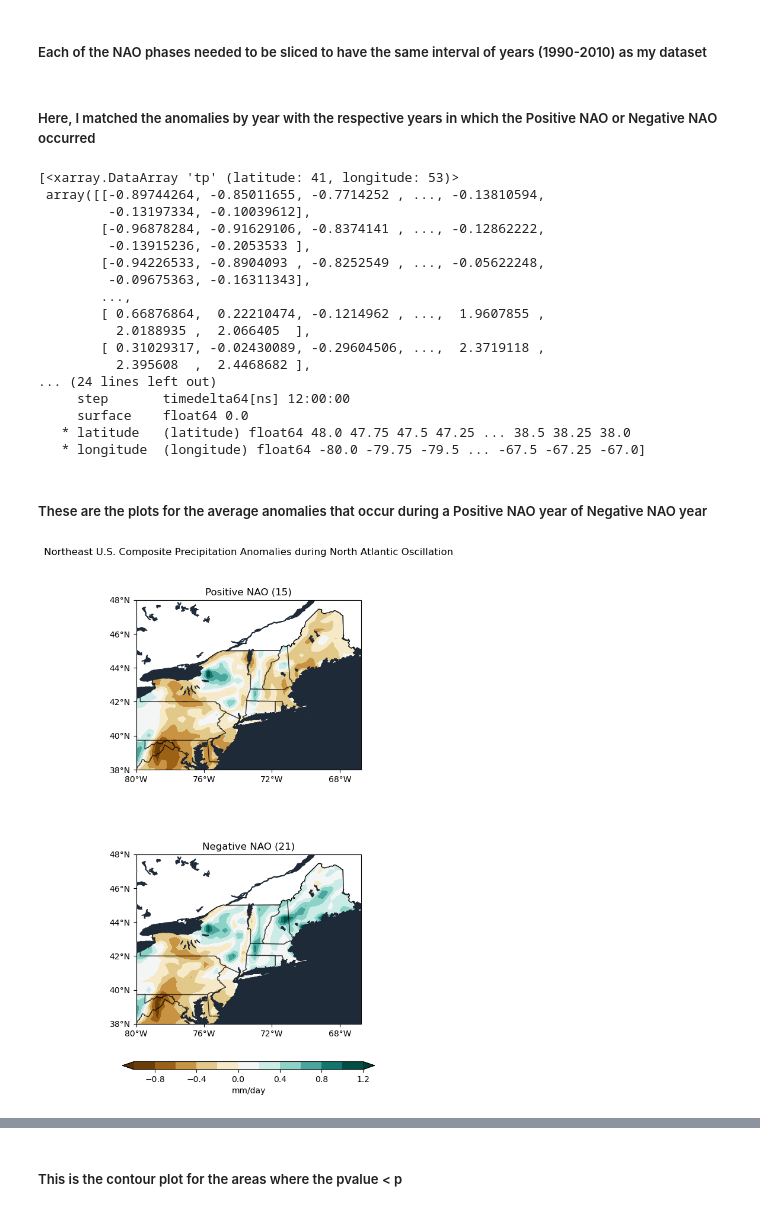
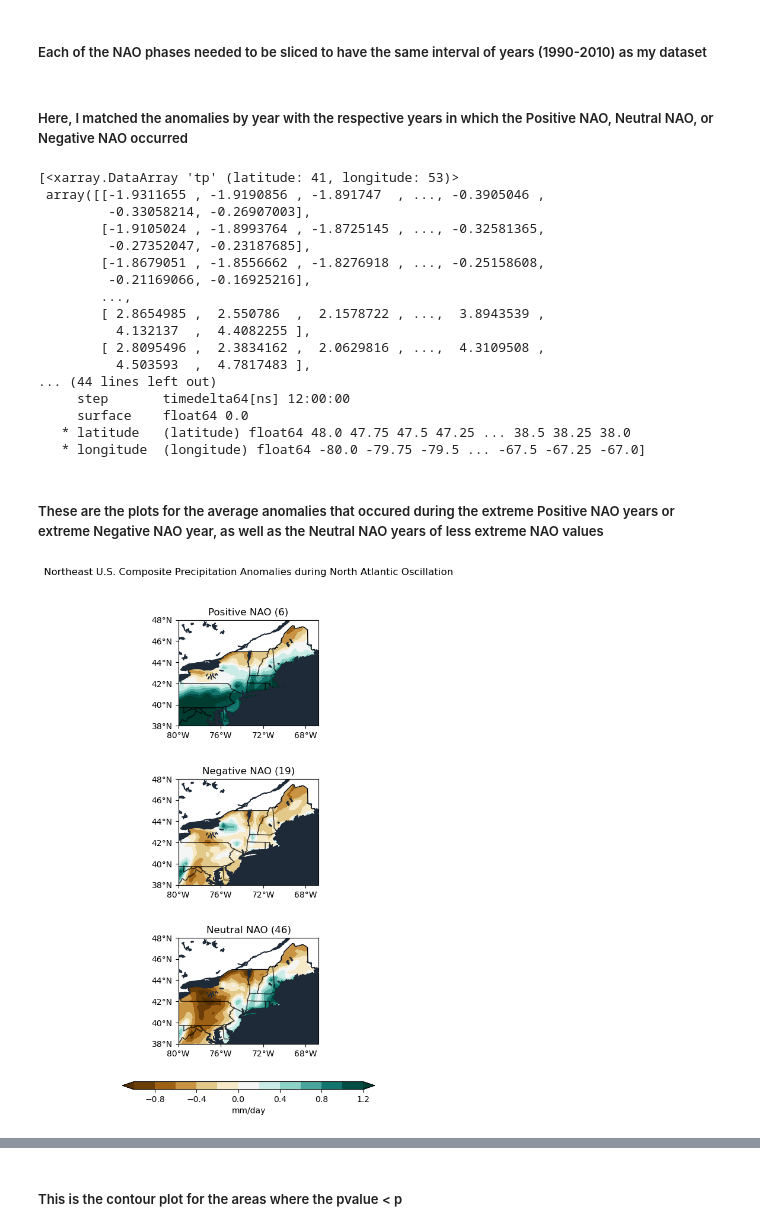
Before and after one commit to JStiles9552/Assignment_3_CLIM_680, a Jupyter notebook: Assignment_3_Revised.ipynb, the cells around one changed output, grey strips where cells are left out. Cells and saved outputs as stored; diff of their text form; code cells hidden in the pictures.

```diff
--- a/Assignment_3_Revised.ipynb
+++ b/Assignment_3_Revised.ipynb
@@ -132,0 +195,3 @@ dg = ds.tp.groupby('time.year').mean()
+# %%
+dg_DJF = ds_DJF.tp.groupby('time.year').mean()
+dg_DJF
@@ -133,8 +216,8 @@ dg = ds.tp.groupby('time.year').mean()
 # %% [markdown]
 ##### Here, I calculated the mean values for daily precipitation by year for the entire Northeast U.S. (da_climo) and subtracted these mean values from all of the values for daily precipitation by year to get the daily precipiation anomaly values (da_anoms).
 # %%
-da_climo = dg.tp.mean()
-da_anoms = dg.tp-da_climo
+da_climo = dg_DJF.mean()
+da_anoms = dg_DJF-da_climo
 da_anoms
 # %% [output]
 <xarray.DataArray 'tp' (year: 22, latitude: 41, longitude: 53)>
@@ -157,41 +240,43 @@ array([[[-1.0942705e+00, -1.0179765e+00, -9.1688704e-01, ...,
 # %% [markdown]
 ##### Each of the NAO phases needed to be sliced to have the same interval of years (1990-2010) as my dataset
 # %%
-positivenao_g = positivenao.sel(year=slice(dg['year'][0],dg['year'][-1]))
-negativenao_g = negativenao.sel(year=slice(dg['year'][0],dg['year'][-1]))
+positivenao_g = positivenao.sel(year=slice(dg_DJF['year'][0],dg_DJF['year'][-1]))
+neutralnao_g = neutralnao.sel(year=slice(dg_DJF['year'][0],dg_DJF['year'][-1]))
+negativenao_g = negativenao.sel(year=slice(dg_DJF['year'][0],dg_DJF['year'][-1]))
 # %% [markdown]
-##### Here, I matched the anomalies by year with the respective years in which the Positive NAO or Negative NAO occurred
+##### Here, I matched the anomalies by year with the respective years in which the Positive NAO, Neutral NAO, or Negative NAO occurred
 # %%
 positivenao_tp = da_anoms.sel(year=positivenao_g.dropna(dim='year')['year']).mean(dim='year')
+neutralnao_tp = da_anoms.sel(year=neutralnao_g.dropna(dim='year')['year']).mean(dim='year')
 negativenao_tp = da_anoms.sel(year=negativenao_g.dropna(dim='year')['year']).mean(dim='year')
 
-comp_precip = [positivenao_tp, negativenao_tp]
+comp_precip = [positivenao_tp, neutralnao_tp, negativenao_tp]
 comp_precip
 # %% [output]
 [<xarray.DataArray 'tp' (latitude: 41, longitude: 53)>
- array([[-0.89744264, -0.85011655, -0.7714252 , ..., -0.13810594,
-         -0.13197334, -0.10039612],
-        [-0.96878284, -0.91629106, -0.8374141 , ..., -0.12862222,
-         -0.13915236, -0.2053533 ],
-        [-0.94226533, -0.8904093 , -0.8252549 , ..., -0.05622248,
-         -0.09675363, -0.16311343],
+ array([[-1.9311655 , -1.9190856 , -1.891747  , ..., -0.3905046 ,
+         -0.33058214, -0.26907003],
+        [-1.9105024 , -1.8993764 , -1.8725145 , ..., -0.32581365,
+         -0.27352047, -0.23187685],
+        [-1.8679051 , -1.8556662 , -1.8276918 , ..., -0.25158608,
+         -0.21169066, -0.16925216],
         ...,
-        [ 0.66876864,  0.22210474, -0.1214962 , ...,  1.9607855 ,
-          2.0188935 ,  2.066405  ],
-        [ 0.31029317, -0.02430089, -0.29604506, ...,  2.3719118 ,
-          2.395608  ,  2.4468682 ],
-... (24 lines left out)
+        [ 2.8654985 ,  2.550786  ,  2.1578722 , ...,  3.8943539 ,
+          4.132137  ,  4.4082255 ],
+        [ 2.8095496 ,  2.3834162 ,  2.0629816 , ...,  4.3109508 ,
+          4.503593  ,  4.7817483 ],
+... (44 lines left out)
      step       timedelta64[ns] 12:00:00
      surface    float64 0.0
    * latitude   (latitude) float64 48.0 47.75 47.5 47.25 ... 38.5 38.25 38.0
    * longitude  (longitude) float64 -80.0 -79.75 -79.5 ... -67.5 -67.25 -67.0]
 # %% [markdown]
-##### These are the plots for the average anomalies that occur during a Positive NAO year of Negative NAO year
+##### These are the plots for the average anomalies that occured during the extreme Positive NAO years or extreme Negative NAO year, as well as the Neutral NAO years of less extreme NAO values
 # %%
-labels=['Positive NAO', 'Negative NAO']
+labels=['Positive NAO', 'Negative NAO', 'Neutral NAO']
 clevs = np.arange(-1.0,1.4,0.2)
 
-fig, axs = plt.subplots(nrows=2,ncols=1,
+fig, axs = plt.subplots(nrows=3,ncols=1,
                         subplot_kw={'projection': ccrs.PlateCarree(central_longitude=-74)},
                         figsize=(8.5,11))
 
@@ -214,32 +299,32 @@ for i,tp in enumerate(comp_precip):
         axs[i].set_yticks([38,40,42,44,46,48], crs=ccrs.PlateCarree())
         lat_formatter = cticker.LatitudeFormatter()
         axs[i].yaxis.set_major_formatter(lat_formatter)
 
         axs[i].set_title(labels[i]+' ('+str(counts[i])+')')
 
         axs[i].coastlines()
         axs[i].add_feature(feature.OCEAN, zorder=2, color='#1F2A38')
         axs[i].add_feature(feature.BORDERS, zorder=2, color='k')
         axs[i].add_feature(feature.LAKES, zorder=3, color='#1F2A38')
         axs[i].add_feature(feature.BORDERS.with_scale('10m'),
                linestyle='-', alpha=.5)
         axs[i].add_feature(feature.STATES.with_scale('10m'),
                linestyle='-', alpha=.5)
 
         fname='/home/jstiles4/gadm41_CAN_1.shp'
         shape_feature = ShapelyFeature(Reader(fname).geometries(),
                                ccrs.PlateCarree(), edgecolor='black', color='white')
 
         axs[i].add_feature(shape_feature)
 
 fig.subplots_adjust(bottom=0.25, top=0.9, left=0.05, right=0.95,
                     wspace=0.1, hspace=0.5)
 
 cbar_ax = fig.add_axes([0.25, 0.18, 0.5, 0.012])
 
 cbar = fig.colorbar(cs,cax=cbar_ax,orientation='horizontal',label='mm/day')
 
 plt.suptitle('Northeast U.S. Composite Precipitation Anomalies during North Atlantic Oscillation') ;
 # %% [output]
-[figure, old version]
+[figure, new version]
 # %% [markdown]
```
Also changed, not shown: parts of 29 cells of this notebook.
